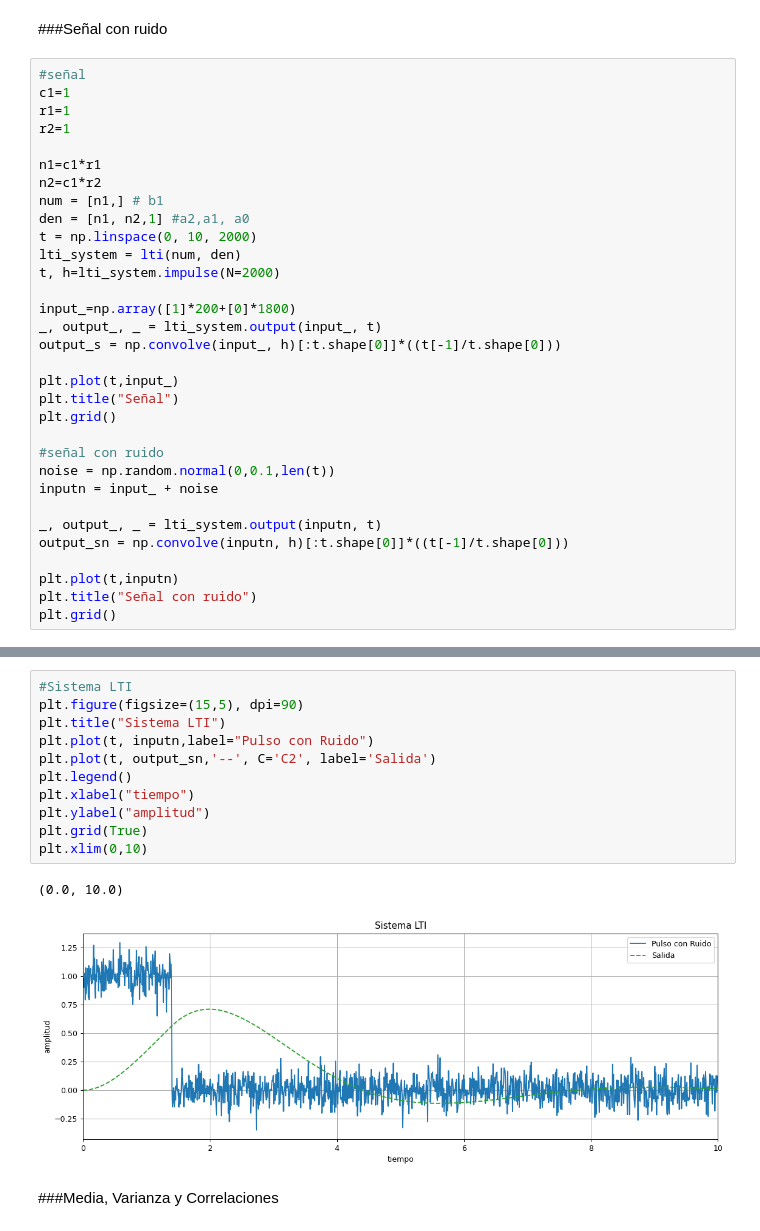
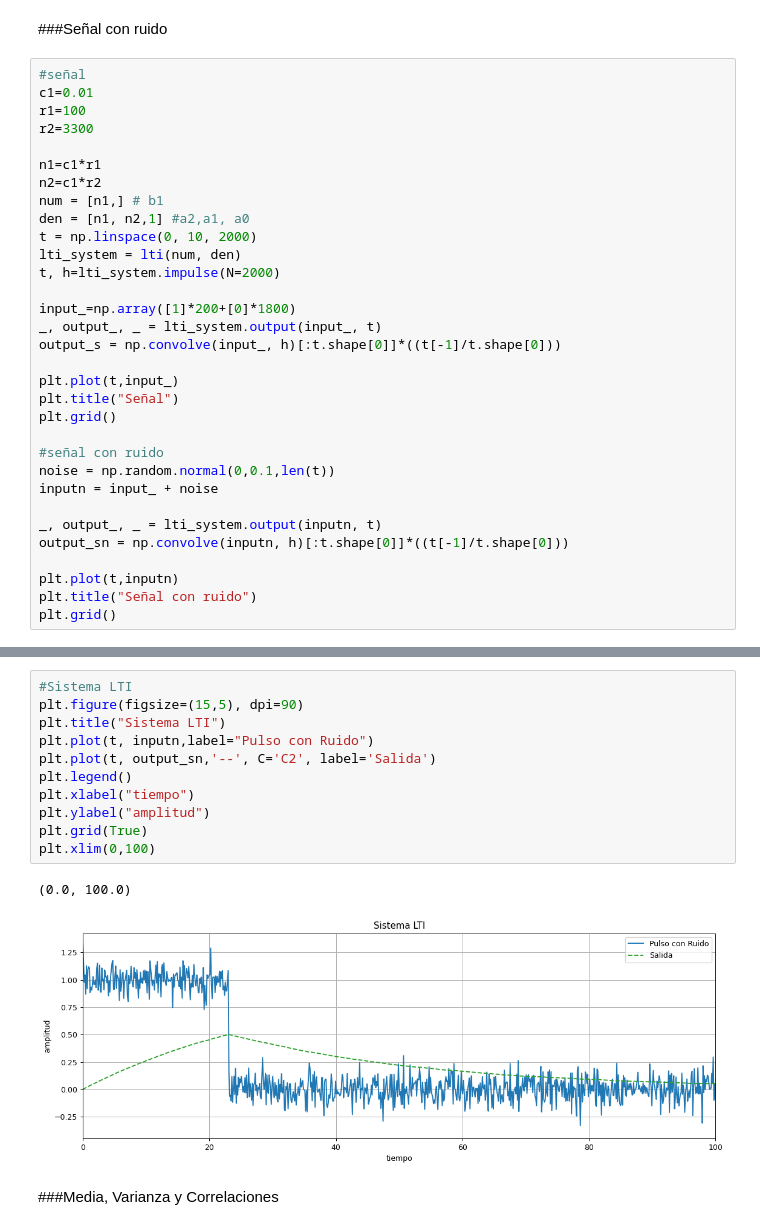
Before and after one commit to Juanchp00/Teor-a-de-se-ales, a Jupyter notebook: Teoría_de_señales_ultima_modificación.ipynb, the cells around one changed output, grey strips where cells are left out. Drawn from its saved outputs; the diff is of its cells as text.

```diff
--- a/Teoría_de_señales_ultima_modificación.ipynb
+++ b/Teoría_de_señales_ultima_modificación.ipynb
@@ -538,9 +539,9 @@ fft_plot(t, PPM, -10, 10)
 ###Señal con ruido
 # %%
 #señal
-c1=1
-r1=1
-r2=1
+c1=0.01
+r1=100
+r2=3300
 
 n1=c1*r1
 n2=c1*r2
@@ -573,17 +574,17 @@ plt.grid()
 # %%
 #Sistema LTI
 plt.figure(figsize=(15,5), dpi=90)
 plt.title("Sistema LTI")
 plt.plot(t, inputn,label="Pulso con Ruido")
 plt.plot(t, output_sn,'--', C='C2', label='Salida')
 plt.legend()
 plt.xlabel("tiempo")
 plt.ylabel("amplitud")
 plt.grid(True)
-plt.xlim(0,10)
+plt.xlim(0,100)
 # %% [output]
-(0.0, 10.0)
+(0.0, 100.0)
-[figure, old version]
+[figure, new version]
 # %% [markdown]
 ###Media, Varianza y Correlaciones
 # %% [markdown]
```
Also changed, not shown: parts of 37 cells of this notebook.
